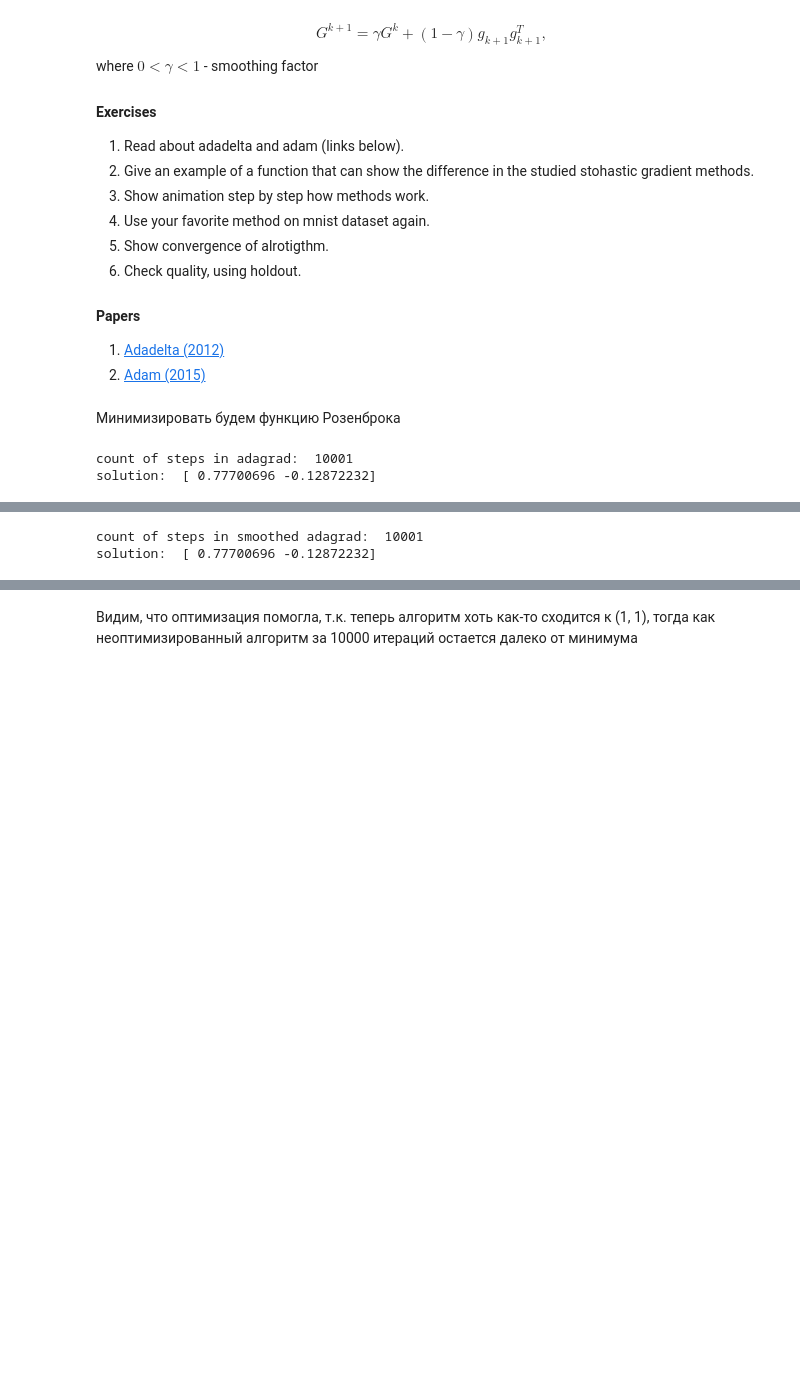
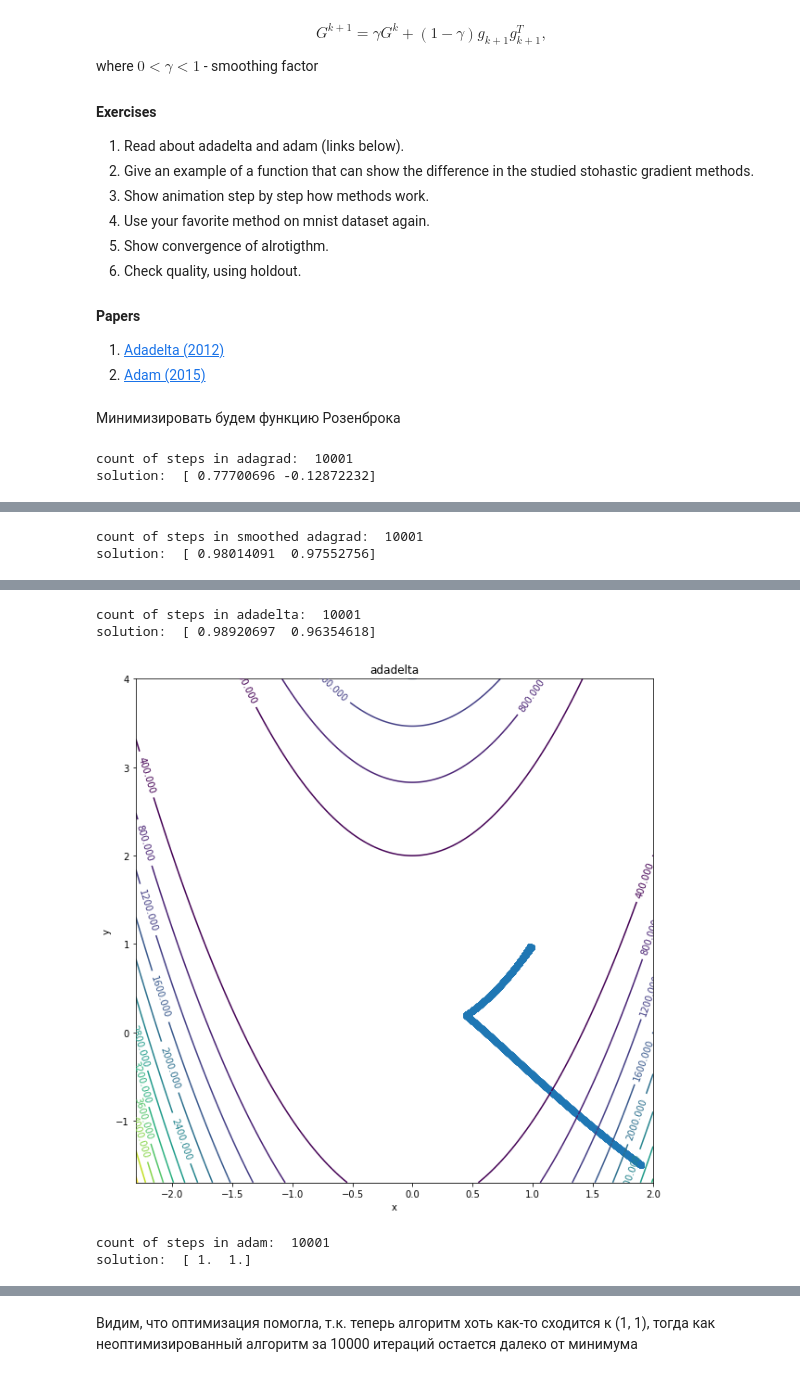
Before and after one commit to Dessous/renju, a Jupyter notebook: lab1/lab-1.ipynb, the cells around one changed output, grey strips where cells are left out. Drawn from its saved outputs; the diff is of its cells as text; code cells hidden in the pictures; blank space fills up the shorter version.

```diff
--- a/lab1/lab-1.ipynb
+++ b/lab1/lab-1.ipynb
@@ -860,38 +901,85 @@ plt.figure(figsize=(10,10))
 CS = plt.contour(x, y, z, 15)
 plt.clabel(CS, inline=1, fontsize=10)
 plt.title('adagrad')
 plt.xlabel('x')
 plt.ylabel('y')
 grad_path_x = [grad_path[i][0] for i in range(len(grad_path))]
 grad_path_y = [grad_path[i][1] for i in range(len(grad_path))]
 plt.scatter(grad_path_x, grad_path_y)
 plt.plot(grad_path_x, grad_path_y)
 plt.show()
 
-smooth_grad_path = smoothed_adagrad(func, d_func, lmbd, np.asarray([1.9, -1.5]), smooth_coef = 0.8)
+smoothed_grad_path = smoothed_adagrad(func, d_func, lmbd, np.asarray([1.9, -1.5]), smooth_coef = 0.8)
 
-print("count of steps in smoothed adagrad: ", len(grad_path))
-print("solution: ", grad_path[-1])
+print("count of steps in smoothed adagrad: ", len(smoothed_grad_path))
+print("solution: ", smoothed_grad_path[-1])
 
 x = np.linspace(-2.3, 2., 1000)
 y = np.linspace(-1.7, 4., 1000)
 x, y = np.meshgrid(x, y)
 z = func([x, y])
 plt.figure(figsize=(10,10))
 CS = plt.contour(x, y, z, 15)
 plt.clabel(CS, inline=1, fontsize=10)
 plt.title('smoothed adagrad')
 plt.xlabel('x')
 plt.ylabel('y')
-smooth_grad_path_x = [smooth_grad_path[i][0] for i in range(len(smooth_grad_path))]
-smooth_grad_path_y = [smooth_grad_path[i][1] for i in range(len(smooth_grad_path))]
-plt.scatter(smooth_grad_path_x, smooth_grad_path_y)
-plt.plot(smooth_grad_path_x, smooth_grad_path_y)
+smoothed_grad_path_x = [smoothed_grad_path[i][0] for i in range(len(smoothed_grad_path))]
+smoothed_grad_path_y = [smoothed_grad_path[i][1] for i in range(len(smoothed_grad_path))]
+plt.scatter(smoothed_grad_path_x, smoothed_grad_path_y)
+plt.plot(smoothed_grad_path_x, smoothed_grad_path_y)
 plt.show()
+
+adadelta_grad_path = adadelta(func, d_func, np.asarray([1.9, -1.5]), decay=0.9, eps=1e-8, max_iter=10000)
+
+print("count of steps in adadelta: ", len(adadelta_grad_path))
+print("solution: ", adadelta_grad_path[-1])
+
+x = np.linspace(-2.3, 2., 1000)
+y = np.linspace(-1.7, 4., 1000)
+x, y = np.meshgrid(x, y)
+z = func([x, y])
+plt.figure(figsize=(10,10))
+CS = plt.contour(x, y, z, 15)
+plt.clabel(CS, inline=1, fontsize=10)
+plt.title('adadelta')
+plt.xlabel('x')
+plt.ylabel('y')
+adadelta_grad_path_x = [adadelta_grad_path[i][0] for i in range(len(adadelta_grad_path))]
+adadelta_grad_path_y = [adadelta_grad_path[i][1] for i in range(len(adadelta_grad_path))]
+plt.scatter(adadelta_grad_path_x, adadelta_grad_path_y)
+plt.plot(adadelta_grad_path_x, adadelta_grad_path_y)
+plt.show()
+
+adam_grad_path = adam(func, d_func, np.asarray([1.9, -1.5]), lmbd=0.04, max_iter=10000)
+
+print("count of steps in adam: ", len(adam_grad_path))
+print("solution: ", adam_grad_path[-1])
+
+x = np.linspace(-2.3, 2., 1000)
+y = np.linspace(-1.7, 4., 1000)
+x, y = np.meshgrid(x, y)
+z = func([x, y])
+plt.figure(figsize=(10,10))
+CS = plt.contour(x, y, z, 15)
+plt.clabel(CS, inline=1, fontsize=10)
+plt.title('adam')
+plt.xlabel('x')
+plt.ylabel('y')
+adam_grad_path_x = [adam_grad_path[i][0] for i in range(len(adam_grad_path))]
+adam_grad_path_y = [adam_grad_path[i][1] for i in range(len(adam_grad_path))]
+plt.scatter(adam_grad_path_x, adam_grad_path_y)
+plt.plot(adam_grad_path_x, adam_grad_path_y)
+plt.show()
 # %% [output]
 count of steps in adagrad:  10001
 solution:  [ 0.77700696 -0.12872232]
 [figure]
 count of steps in smoothed adagrad:  10001
-solution:  [ 0.77700696 -0.12872232]
+solution:  [ 0.98014091  0.97552756]
 [figure]
+count of steps in adadelta:  10001
+solution:  [ 0.98920697  0.96354618]
+[figure, added]
+count of steps in adam:  10001
+solution:  [ 1.  1.]
```
Also changed, not shown: parts of 19 cells of this notebook.
